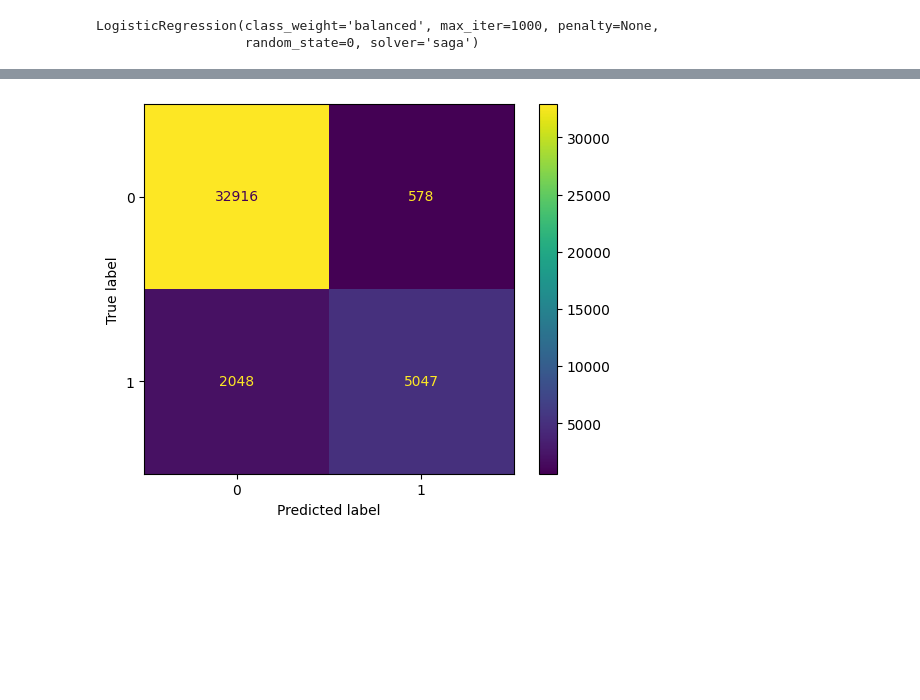
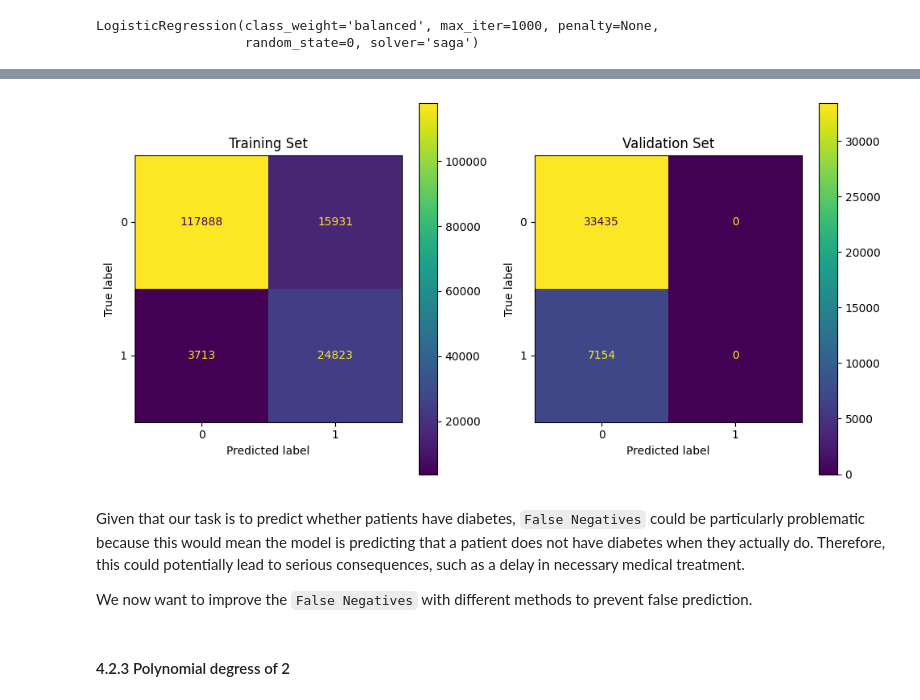
Before and after one commit to LocVu-Tim/COSC2753_A1_s3891483, a Jupyter notebook: notebooks/EDA.ipynb, the cells around one changed output, grey strips where cells are left out. Drawn from its saved outputs; the diff is of its cells as text; code cells hidden in the pictures; blank space fills up the shorter version.

```diff
--- a/notebooks/EDA.ipynb
+++ b/notebooks/EDA.ipynb
@@ -601,0 +626,2 @@ We will use `grid search` to standardize
+# %%
+clf = LogisticRegression(solver="saga", class_weight="balanced", max_iter=200, random_state=0)
@@ -601,0 +630,2 @@ We will use `grid search` to standardize
+# %%
+params = {"C": 1 / np.logspace(-5, 2, num=5), "penalty": ["l1", "l2"]}
@@ -634,15 +654,0 @@ plt.show()
-# %%
-clf = LogisticRegression(penalty='l2', C = 1,
-                             random_state=0, solver='liblinear', max_iter=1000 ,
-                             class_weight='balanced')   #create a classifier with a different lambda value
-
-clf.fit(train_X, train_Y.to_numpy().ravel())        #train the classifier
-
-train_pred = clf.predict(train_X)
-train_f1 = f1_score(train_Y, train_pred, average='macro')   #calculate the train f1-score
-
-val_pred = clf.predict(val_X)
-val_f1 = f1_score(val_Y, val_pred, average='macro')         #calculate the validation f1-score
-
-print("Train F1-Score score: {:.3f}".format(train_f1))
-print("Validation F1-Score score: {:.3f}".format(val_f1))
@@ -667,27 +655,44 @@ weighted avg       0.92      0.90      0.90     40589
 # %%
-import pandas as pd
-from sklearn.model_selection import train_test_split
-from sklearn.svm import SVC
-from sklearn.metrics import confusion_matrix, ConfusionMatrixDisplay
-import matplotlib.pyplot as plt
-
 # Assume the last column is the target variable
 X = df_train.iloc[:, :-1]
 y = df_train.iloc[:, -1]
 
 # Train the model
 clf = SVC(random_state=0)
 clf.fit(train_X, train_Y)
 
-# Make predictions
-predictions = clf.predict(test_X)
+# Make predictions on the training set
+train_pred = best_clf.predict(train_X)
 
-# Compute the confusion matrix
-cm = confusion_matrix(test_Y, predictions, labels=clf.classes_)
+# Compute the confusion matrix for the training set
+train_cm = confusion_matrix(train_Y, train_pred, labels=best_clf.classes_)
 
-# Display the confusion matrix
-disp = ConfusionMatrixDisplay(confusion_matrix=cm, display_labels=clf.classes_)
-disp.plot()
+# Make predictions on the validation set
+val_pred = best_clf.predict(val_X)
+
+# Compute the confusion matrix for the validation set
+val_cm = confusion_matrix(val_Y, val_pred, labels=best_clf.classes_)
+
+# Create a subplot with two columns
+fig, axes = plt.subplots(nrows=1, ncols=2, figsize=(10, 5))
+
+# Display the confusion matrix for the training set
+train_disp = ConfusionMatrixDisplay(confusion_matrix=train_cm, display_labels=best_clf.classes_)
+train_disp.plot(ax=axes[0])
+axes[0].set_title('Training Set')
+
+# Display the confusion matrix for the validation set
+val_disp = ConfusionMatrixDisplay(confusion_matrix=val_cm, display_labels=best_clf.classes_)
+val_disp.plot(ax=axes[1])
+axes[1].set_title('Validation Set')
+
+plt.tight_layout()
 plt.show()
 # %% [output]
-[figure, old version]
+[figure, new version]
+# %% [markdown]
+Given that our task is to predict whether patients have diabetes, `False Negatives` could be particularly problematic because this would mean the model is predicting that a patient does not have diabetes when they actually do. Therefore, this could potentially lead to serious consequences, such as a delay in necessary medical treatment.
+
+We now want to improve the `False Negatives` with different methods to prevent false prediction.
+# %% [markdown]
+#### 4.2.3 Polynomial degress of 2
```
Also changed, not shown: parts of 46 cells of this notebook.
